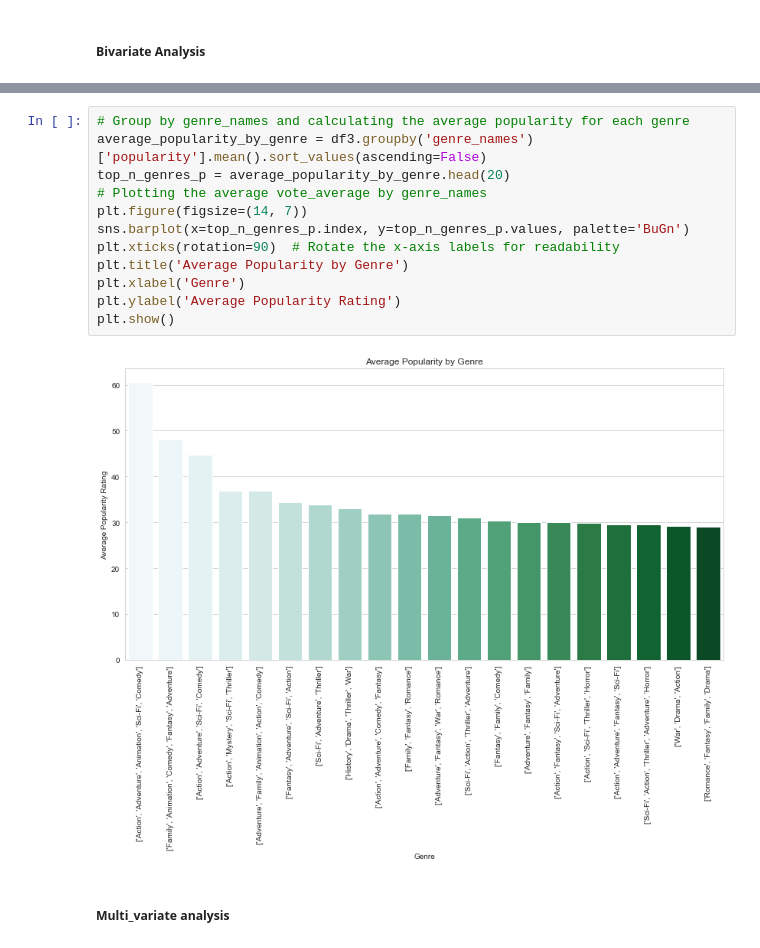
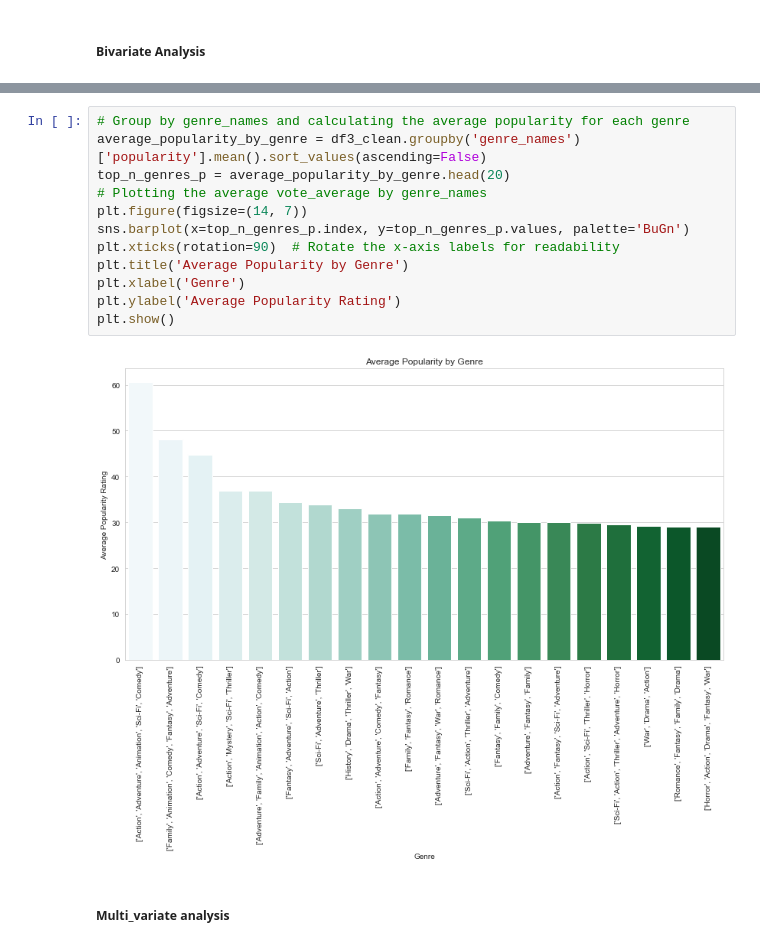
Before and after one commit to Otim135/group3-phase2-project, a Jupyter notebook: ipynbs/Ketty.ipynb, the cells around one changed output, grey strips where cells are left out. Saved outputs shown, nothing was run; the diff lists cells and outputs as text.

```diff
--- a/ipynbs/Ketty.ipynb
+++ b/ipynbs/Ketty.ipynb
@@ -603,17 +605,17 @@ plt.show()
 # %%
 # Group by genre_names and calculating the average popularity for each genre
-average_popularity_by_genre = df3.groupby('genre_names')['popularity'].mean().sort_values(ascending=False)
+average_popularity_by_genre = df3_clean.groupby('genre_names')['popularity'].mean().sort_values(ascending=False)
 top_n_genres_p = average_popularity_by_genre.head(20)
 # Plotting the average vote_average by genre_names
 plt.figure(figsize=(14, 7))
 sns.barplot(x=top_n_genres_p.index, y=top_n_genres_p.values, palette='BuGn')
 plt.xticks(rotation=90)  # Rotate the x-axis labels for readability
 plt.title('Average Popularity by Genre')
 plt.xlabel('Genre')
 plt.ylabel('Average Popularity Rating')
 plt.show()
 # %% [output]
-[figure, old version]
+[figure, new version]
 # %% [markdown]
 ##### Multi_variate analysis
 # %%
```
Also changed, not shown: parts of 5 cells of this notebook.
